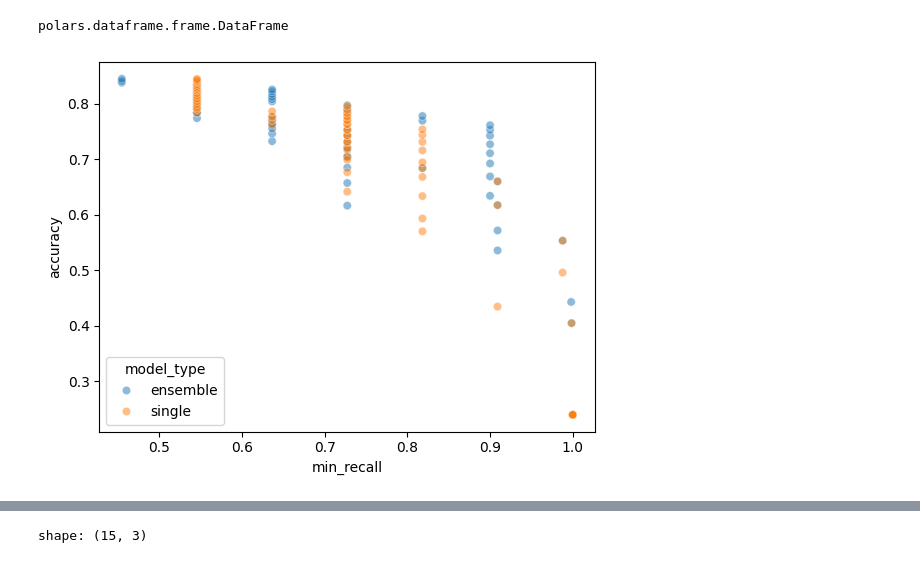
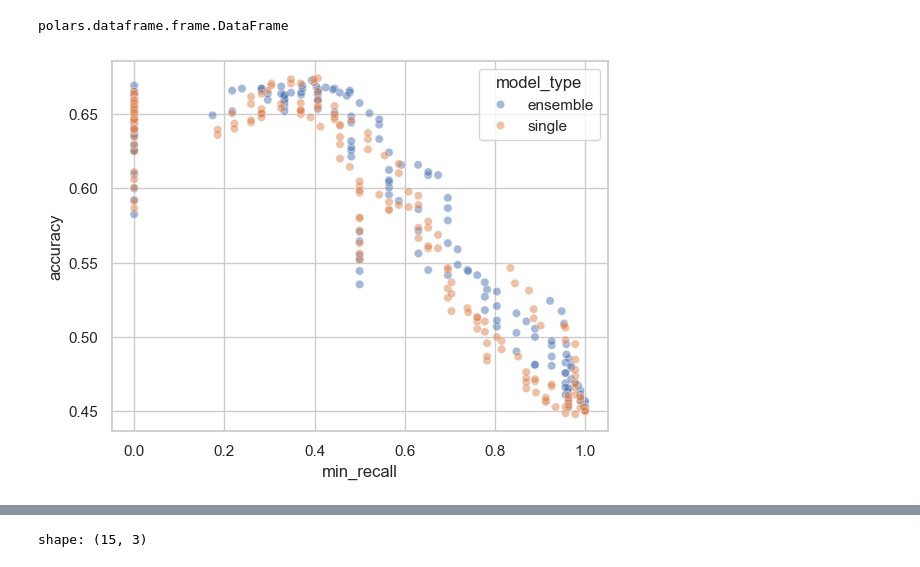
Before and after one commit to jhrystrom/oxonfair, a Jupyter notebook: examples/ensemble_playground.ipynb, the cells around one changed output, grey strips where cells are left out. Saved outputs shown, nothing was run; the diff lists cells and outputs as text; code cells hidden in the pictures.

```diff
--- a/examples/ensemble_playground.ipynb
+++ b/examples/ensemble_playground.ipynb
@@ -477,19 +477,21 @@ polars.dataframe.frame.DataFrame
 # %%
 import matplotlib.pyplot as plt
 import polars as pl
 import seaborn as sns
 
+DATASET = "compas"
+ITERATIONS = 3
 threshold_metrics = pl.read_csv(
-    "../ensemble_results/threshold_metrics_2groups-n3-i3.csv"
+    f"../ensemble_results/threshold_metrics_{DATASET}-n3-i{ITERATIONS}.csv"
 ).with_columns(pl.lit("ensemble").alias("model_type"))
 threshold_metrics_single = pl.read_csv(
-    "../ensemble_results/single_threshold_metrics_2groups-i3.csv"
+    f"../ensemble_results/single_threshold_metrics_{DATASET}-i{ITERATIONS}.csv"
 ).with_columns(pl.lit("single").alias("model_type"))
 
 
 all_metrics = pl.concat([threshold_metrics, threshold_metrics_single])
 
 sns.scatterplot(all_metrics, x="min_recall", y="accuracy", hue="model_type", alpha=0.5)
-plt.savefig("../plots/threshold_metrics.png")
+plt.savefig(f"../plots/{DATASET}-i{ITERATIONS}-threshold_metrics.png")
 # %% [output]
-[figure, old version]
+[figure, new version]
```
Also changed, not shown: parts of 2 cells of this notebook, 2 other files.
